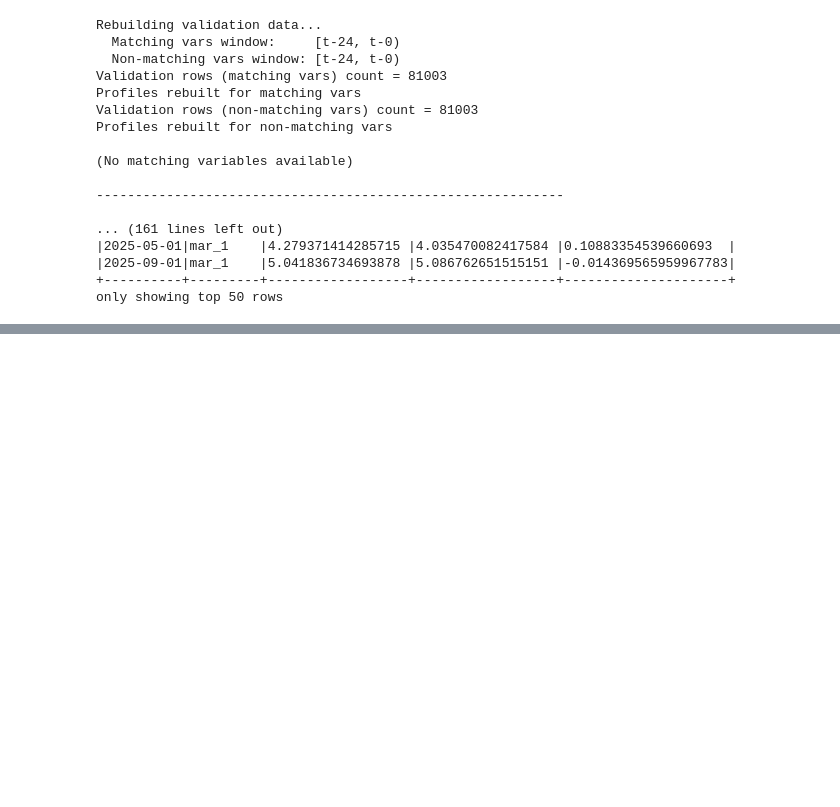
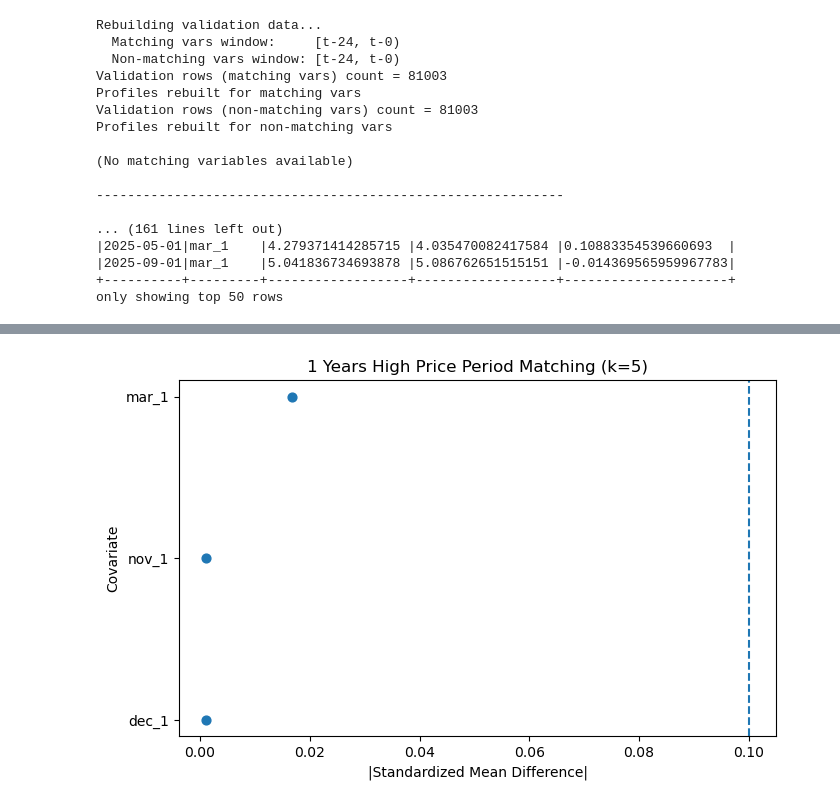
Before and after one commit to edogawa-liang/tariff-spark-rewrite, a Jupyter notebook: matching_analysis-high.ipynb, the cells around one changed output, grey strips where cells are left out. Saved outputs shown, nothing was run; the diff lists cells and outputs as text; code cells hidden in the pictures; blank space fills up the shorter version.

```diff
--- a/matching_analysis-high.ipynb
+++ b/matching_analysis-high.ipynb
@@ -196,3 +198,85 @@ Profiles rebuilt for non-matching vars
 |2025-09-01|mar_1    |5.041836734693878 |5.086762651515151 |-0.014369565959967783|
 +----------+---------+------------------+------------------+---------------------+
 only showing top 50 rows
+# %%
+# 1 year
+# ============================================================
+# Step 1: FULL risk set（calendar 必須用完整月份）
+# ============================================================
+
+print("Preparing full risk set (for calendar matching)...")
+
+risk_rows_full = prepare_matching_data(
+    sdf=month_result_spark,
+    lookback_months=12,      # cover 2 years
+    match_months=None,       # ❗不能限制月份
+    control_type="never_treated",
+    verbose=True,
+    price_value="high"
+)
+
+
+# ============================================================
+# Step 2: calendar matching (k = 5)
+# ============================================================
+
+print("Running calendar matching (k=5)...")
+
+res_calendar2 = run_calendar_matching_aligned(
+    risk_rows=risk_rows_full,   # ✅ 改這裡
+    output_folder="Files/output/matching_high/calendar2_1year",
+    lookback_years=1,
+    match_months=[1,2,3,11,12],
+    k_neighbors=5,
+    verbose=True,
+    save_output=False,
+    control_type="never_treated"
+)
+
+
+# ============================================================
+# Step 3: save
+# ============================================================
+
+save_matching_results_fabric(
+    res=res_calendar2,
+    folder="Files/output/matching_high/calendar2_1year",
+    config={
+        "type": "calendar",
+        "k_neighbors": 5,
+        "match_months": [1,2,3,11,12]
+    },
+)
+
+
+# ============================================================
+# Step 4: love plot
+# ============================================================
+
+love_plot_from_spark(
+    res_calendar2["balance"],
+    output_path=None,
+    title="1 Years High Price Period Matching (k=5)"
+)
+
+
+# ============================================================
+# Step 5: validation（🔥一定要有 sdf）
+# ============================================================
+
+check_balance_full_safe(
+    res=res_calendar2,
+    sdf=month_result_spark,
+
+    match_start_month=24,
+    match_end_month=12,
+
+    extra_start_month=12,
+    extra_end_month=0,
+
+    calendar_start_month=24,
+    calendar_end_month=0,
+
+    price_value="high"
+)
+# %% [output]
@@ -198,0 +301 @@ only showing top 50 rows
+[figure, added]
```
Also changed, not shown: parts of 9 cells of this notebook, 5 other files.
